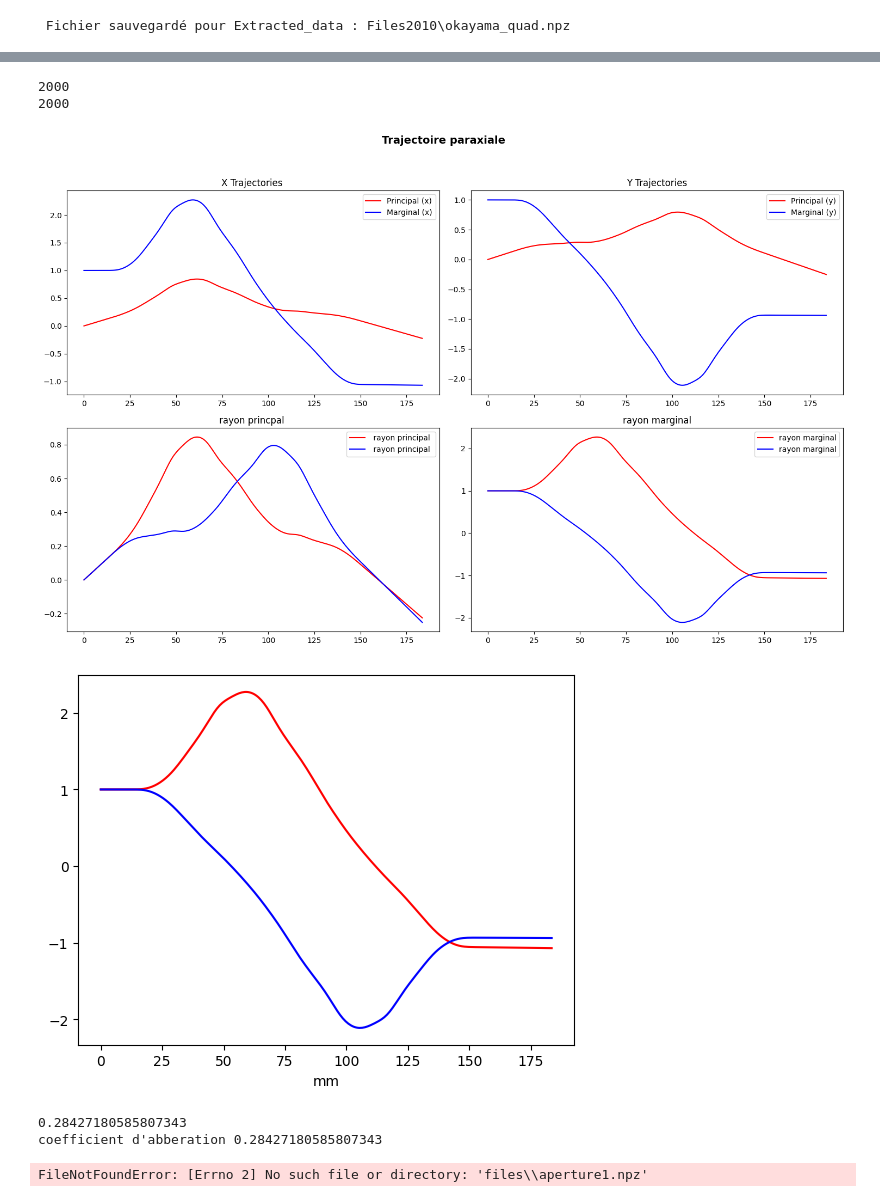
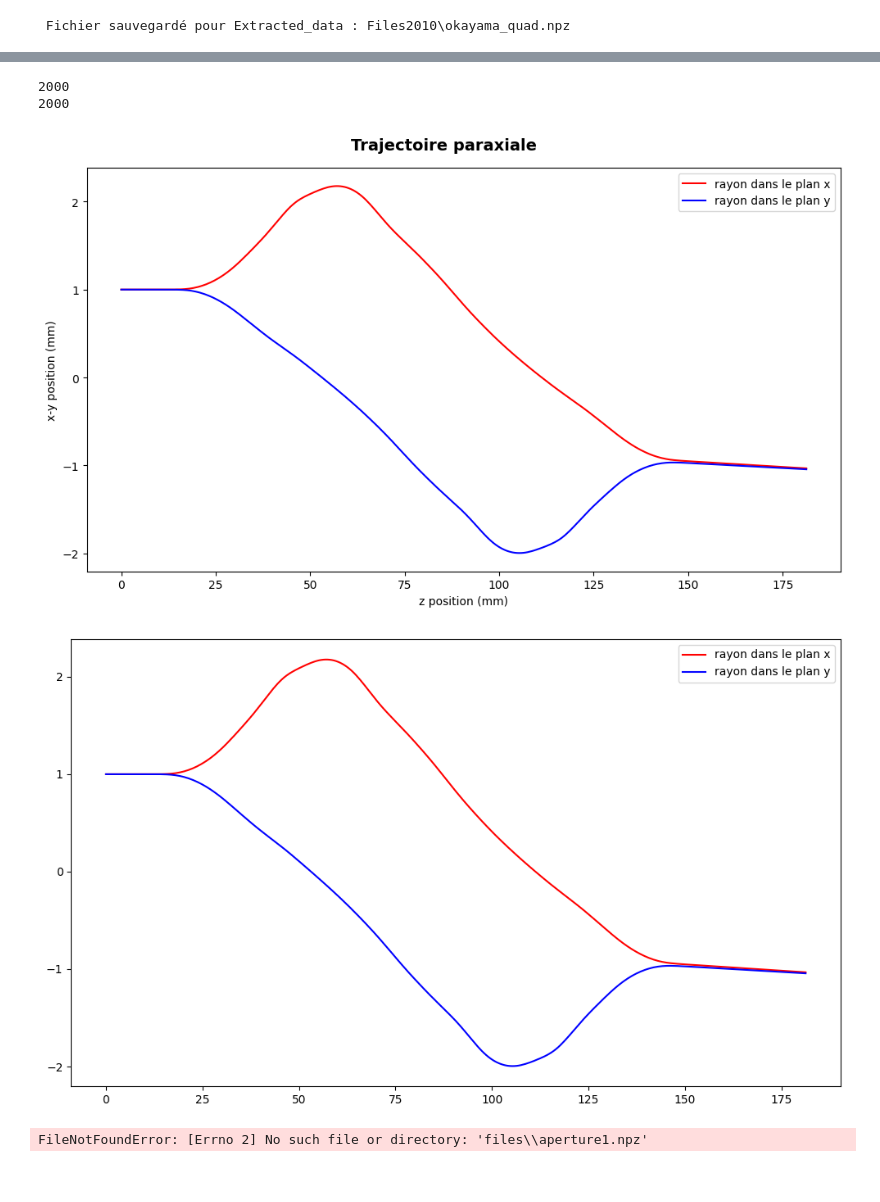
Before and after one commit to louise-lammertyn/projet-multi-code, a Jupyter notebook: Quadrupole_model/Data_exploitation.ipynb, the cells around one changed output, grey strips where cells are left out. Cells and saved outputs as stored; diff of their text form; code cells hidden in the pictures.

```diff
--- a/Quadrupole_model/Data_exploitation.ipynb
+++ b/Quadrupole_model/Data_exploitation.ipynb
@@ -136,7 +138,7 @@ tension_quad2= {
     "va1": - 0.188084 * Va,   # Tension Aperture 1
     "va2": 0.109177 * Va,    # Tension Aperture 2
     "vq13": -0.029909 * Va,    # Tension Quad 1&3
-    "vq24": 0.029909 * Va,      #tension quad 2 et 4
+    "vq24": 0.029909* Va,      #tension quad 2 et 4
     "vaAc": Va,               # Tension acceleation
 }
 #21 mm
@@ -160,7 +162,13 @@ tension_quad4= {
 Liste_tension =[tension_quad1, tension_quad2, tension_quad3, tension_quad4]
 #Liste_z = [0, 34,82, 113]
 
-Liste_z = [0, 36.8, 80.2, 117]
+#Liste_z = [0, 36.8, 80.2, 117]
+
+# Symétrie parfaite basée sur 114.6 mm
+Liste_z = [0, 34.4, 80.2, 114.7]
+
+
+
 #Liste_z = [0,37,90.5,127.5]
 out_dir = "Files2010"
 # %%
@@ -186,26 +196,20 @@ quad_ent.decomposition_graph()
 # %%
 n = 100
 e = -1.6e-19
 
-marginal = Ion(1.6e-27, e, "principal", 0, 0.01, 0, 0.01)
-principal = Ion(1.6e-27, e, "marginal", 1, 0, 1, 0)
+marginal = Ion(1.6e-27, e, "marginal", 0, 0.01, 0, 0.01)
+principal = Ion(1.6e-27, e, "principal", 1, 0, 1, 0)
 
 marginalc = Ion(1.6e-27, e, "marginal", 0, 0.01, 0, 0.01)
 principalc = Ion(1.6e-27, e, "principal", 1, 0, 1, 0)
 
 Trajectoire = SimulationParaxiale(extracted_data2, Decomp2)
 Trajectoire.run_discret(marginal, principal)
-
-abberation = Aberration()
-c = abberation.coefficient(marginal, Decomp2 )
-print("coefficient d'abberation", c)
 # %% [output]
 2000
 2000
-[figure, old version]
+[figure, new version]
-[figure, old version]
+[figure, new version]
-0.28427180585807343
-coefficient d'abberation 0.28427180585807343
 # %%
 Va = 200000
 tension_uni = {
```
Also changed, not shown: parts of 9 cells of this notebook, 45 other files.
